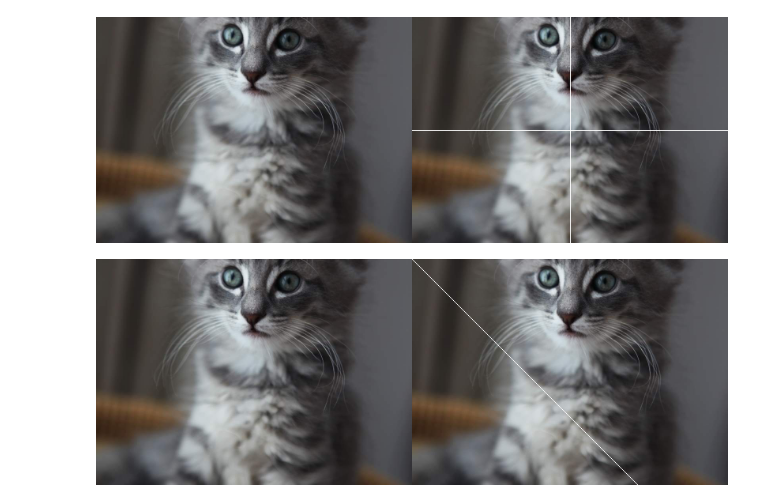
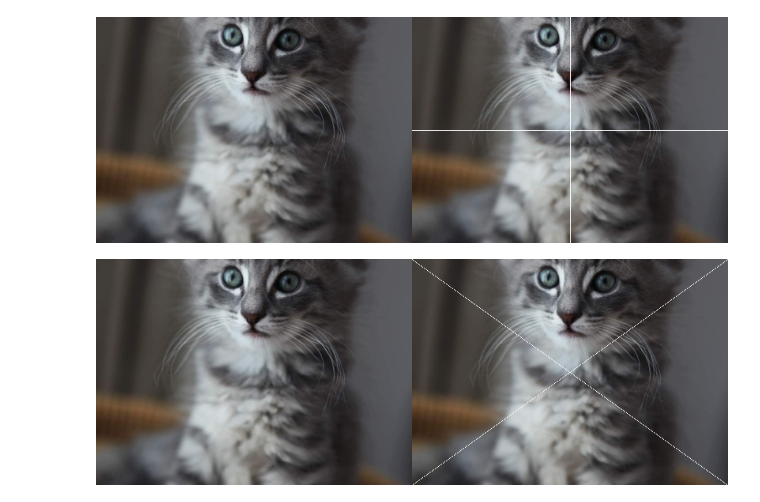
Before and after one commit to refido/PCVK, a Jupyter notebook: Week1.ipynb, the cells around one changed output. Cells and saved outputs as stored; diff of their text form; code cells hidden in the pictures.

```diff
--- a/Week1.ipynb
+++ b/Week1.ipynb
@@ -52,15 +52,14 @@ cv2_imshow(final_frame)
 # %% [output]
 [figure]
 # %%
-image_4 = cv.cvtColor(image, cv.COLOR_BGR2RGB)
+image_5 = cv.cvtColor(image, cv.COLOR_BGR2RGB)
 
-#membuat garis diaginal kiri ke kanan
+#membuat garis diagonal kiri ke kanan
 for z in range (tinggi):
-  for x in range (lebar):
-    if z==x:
-      image_4[z,x] = [255,255,255]
+  image_5[z,int(z*(lebar/tinggi))] = [255,255,255]
+  image_5[z,lebar-1-int(z*(lebar/tinggi))] = [255,255,255]
 
-final_frame = cv.hconcat((image_2,image_4))
+final_frame = cv.hconcat((image_2,image_5))
 cv2_imshow(final_frame)
 # %% [output]
-[figure, old version]
+[figure, new version]
```
Also changed, not shown: parts of 2 cells of this notebook.
